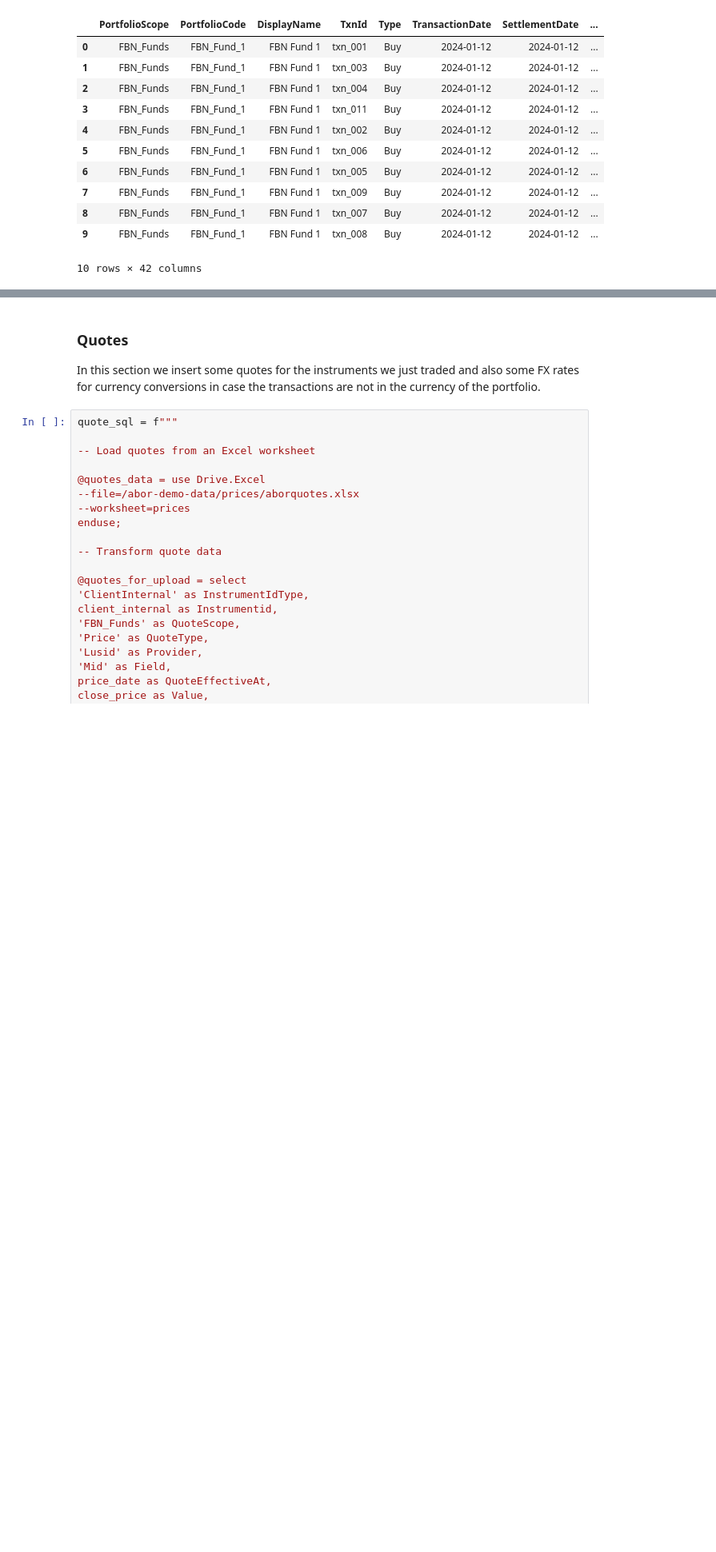
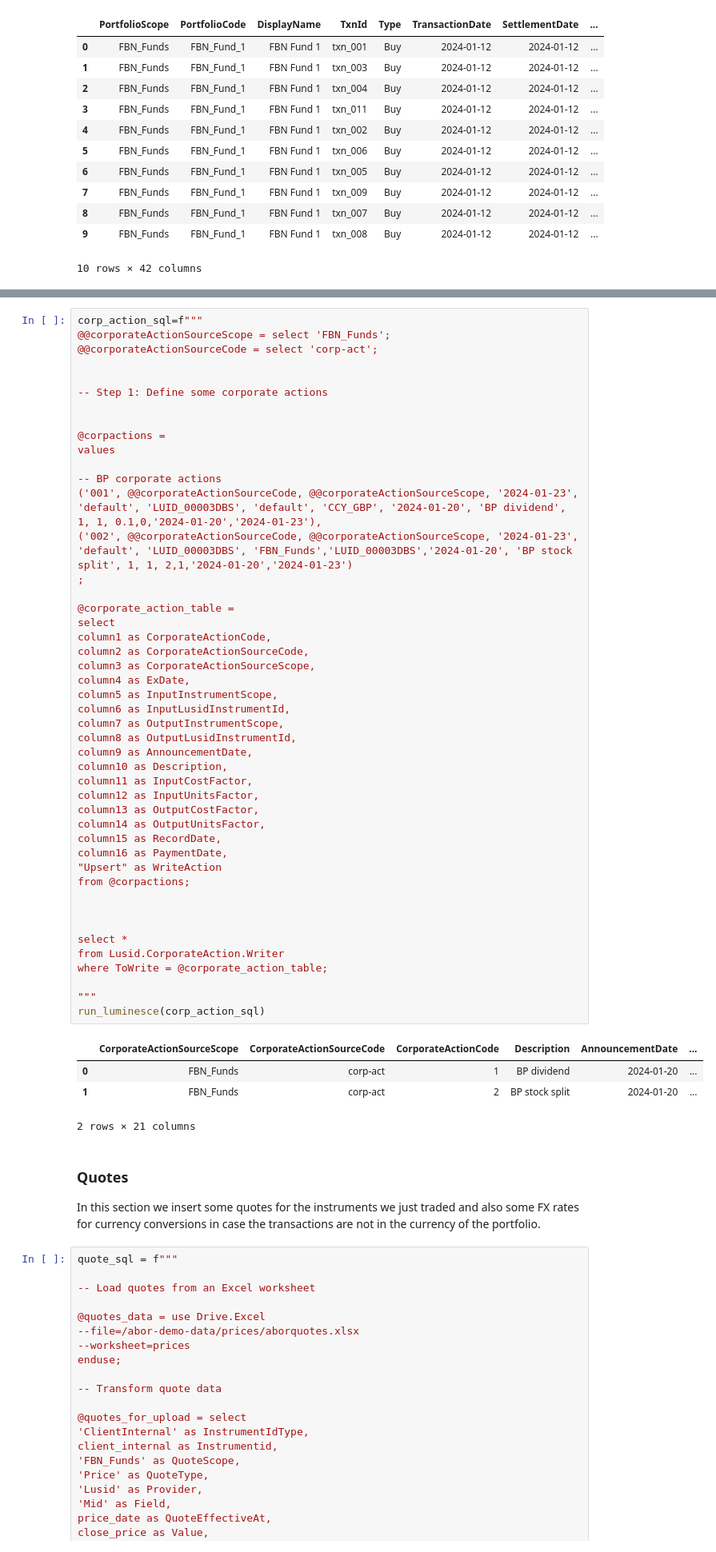
Before and after one commit to oscaryee19/sample-notebooks, a Jupyter notebook: examples/use-cases/abor/ABOR.ipynb, the cells around one changed output, grey strips where cells are left out. Shown: that part at 80% size. Cells and saved outputs as stored; diff of their text form; blank space fills up the shorter version.

```diff
--- a/examples/use-cases/abor/ABOR.ipynb
+++ b/examples/use-cases/abor/ABOR.ipynb
@@ -621,3 +673,54 @@ run_luminesce(transaction_sql)
+# %%
+corp_action_sql=f"""
+@@corporateActionSourceScope = select 'FBN_Funds';
+@@corporateActionSourceCode = select 'corp-act';
+
+
+-- Step 1: Define some corporate actions
+
+
+@corpactions =
+values
+
+-- BP corporate actions
+('001', @@corporateActionSourceCode, @@corporateActionSourceScope, '2024-01-23', 'default', 'LUID_00003DBS', 'default', 'CCY_GBP', '2024-01-20', 'BP dividend', 1, 1, 0.1,0,'2024-01-20','2024-01-23'),
+('002', @@corporateActionSourceCode, @@corporateActionSourceScope, '2024-01-23', 'default', 'LUID_00003DBS', 'FBN_Funds','LUID_00003DBS','2024-01-20', 'BP stock split', 1, 1, 2,1,'2024-01-20','2024-01-23')
+;
+
+@corporate_action_table =
+select
+column1 as CorporateActionCode,
+column2 as CorporateActionSourceCode,
+column3 as CorporateActionSourceScope,
+column4 as ExDate,
+column5 as InputInstrumentScope,
+column6 as InputLusidInstrumentId,
+column7 as OutputInstrumentScope,
+column8 as OutputLusidInstrumentId,
+column9 as AnnouncementDate,
+column10 as Description,
+column11 as InputCostFactor,
+column12 as InputUnitsFactor,
+column13 as OutputCostFactor,
+column14 as OutputUnitsFactor,
+column15 as RecordDate,
+column16 as PaymentDate,
+"Upsert" as WriteAction
+from @corpactions;
+
+
+
+select *
+from Lusid.CorporateAction.Writer
+where ToWrite = @corporate_action_table;
+
+"""
+run_luminesce(corp_action_sql)
+# %% [output]
+|  | CorporateActionSourceScope | CorporateActionSourceCode | CorporateActionCode | Description | AnnouncementDate | ... |
+| 0 | FBN_Funds | corp-act | 1 | BP dividend | 2024-01-20 | ... |
+| 1 | FBN_Funds | corp-act | 2 | BP stock split | 2024-01-20 | ... |
+2 rows × 21 columns
 # %% [markdown]
 ### Quotes
 
```
Also changed, not shown: parts of 14 cells of this notebook.
